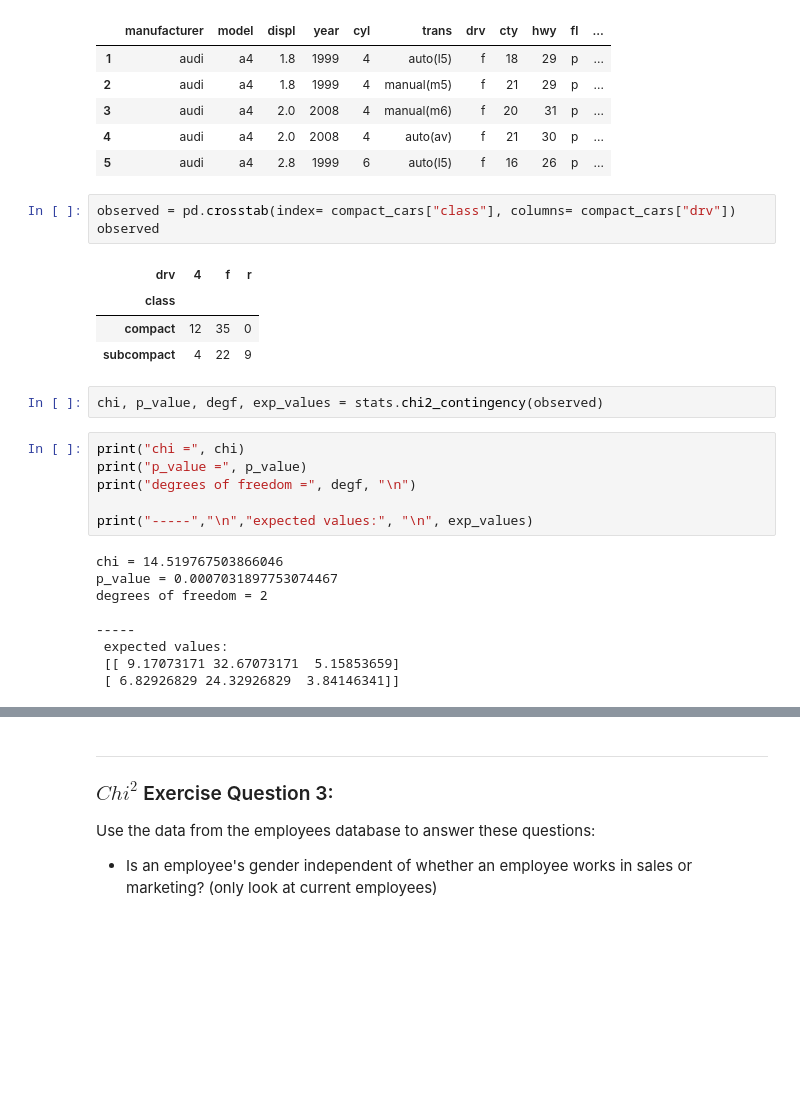
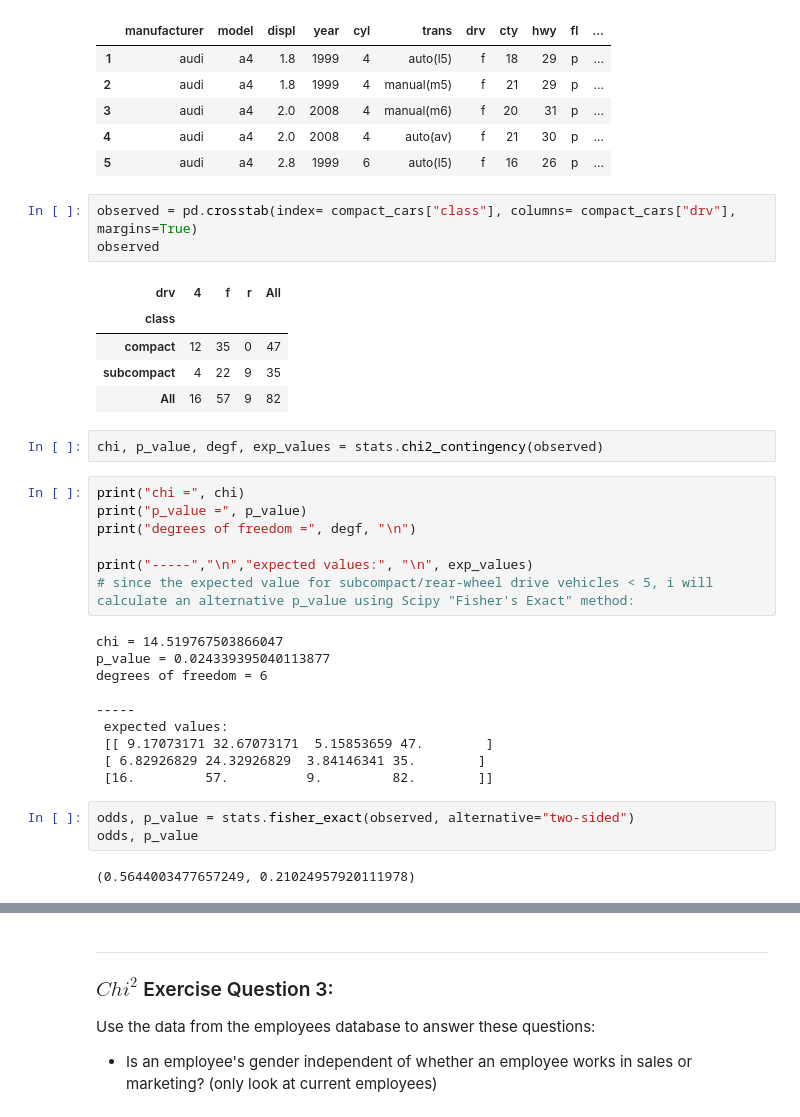
Before and after one commit to mijailmariano/statistics-exercises, a Jupyter notebook: hypothesis_testing.ipynb, the cells around one changed output, grey strips where cells are left out. Saved outputs shown, nothing was run; the diff lists cells and outputs as text; blank space fills up the shorter version.

```diff
--- a/hypothesis_testing.ipynb
+++ b/hypothesis_testing.ipynb
@@ -1360,13 +1358,14 @@ compact_cars.head()
 | 4 | audi | a4 | 2.0 | 2008 | 4 | auto(av) | f | 21 | 30 | p | ... |
 | 5 | audi | a4 | 2.8 | 1999 | 6 | auto(l5) | f | 16 | 26 | p | ... |
 # %%
-observed = pd.crosstab(index= compact_cars["class"], columns= compact_cars["drv"])
+observed = pd.crosstab(index= compact_cars["class"], columns= compact_cars["drv"], margins=True)
 observed
 # %% [output]
-| drv | 4 | f | r |
-| class |  |  |  |
-| compact | 12 | 35 | 0 |
-| subcompact | 4 | 22 | 9 |
+| drv | 4 | f | r | All |
+| class |  |  |  |  |
+| compact | 12 | 35 | 0 | 47 |
+| subcompact | 4 | 22 | 9 | 35 |
+| All | 16 | 57 | 9 | 82 |
 # %%
 chi, p_value, degf, exp_values = stats.chi2_contingency(observed)
 # %%
@@ -1375,15 +1374,22 @@ print("p_value =", p_value)
 print("degrees of freedom =", degf, "\n")
 
 print("-----","\n","expected values:", "\n", exp_values)
+# since the expected value for subcompact/rear-wheel drive vehicles < 5, i will calculate an alternative p_value using Scipy "Fisher's Exact" method:
 # %% [output]
-chi = 14.519767503866046
-p_value = 0.0007031897753074467
-degrees of freedom = 2
+chi = 14.519767503866047
+p_value = 0.024339395040113877
+degrees of freedom = 6
 
 -----
  expected values:
- [[ 9.17073171 32.67073171  5.15853659]
- [ 6.82926829 24.32926829  3.84146341]]
+ [[ 9.17073171 32.67073171  5.15853659 47.        ]
+ [ 6.82926829 24.32926829  3.84146341 35.        ]
+ [16.         57.          9.         82.        ]]
+# %%
+odds, p_value = stats.fisher_exact(observed, alternative="two-sided")
+odds, p_value
+# %% [output]
+(0.5644003477657249, 0.21024957920111978)
 # %%
 if p_value < alpha:
     print("REJECT Null Hypothesis.")
```
Also changed, not shown: parts of 12 cells of this notebook.
